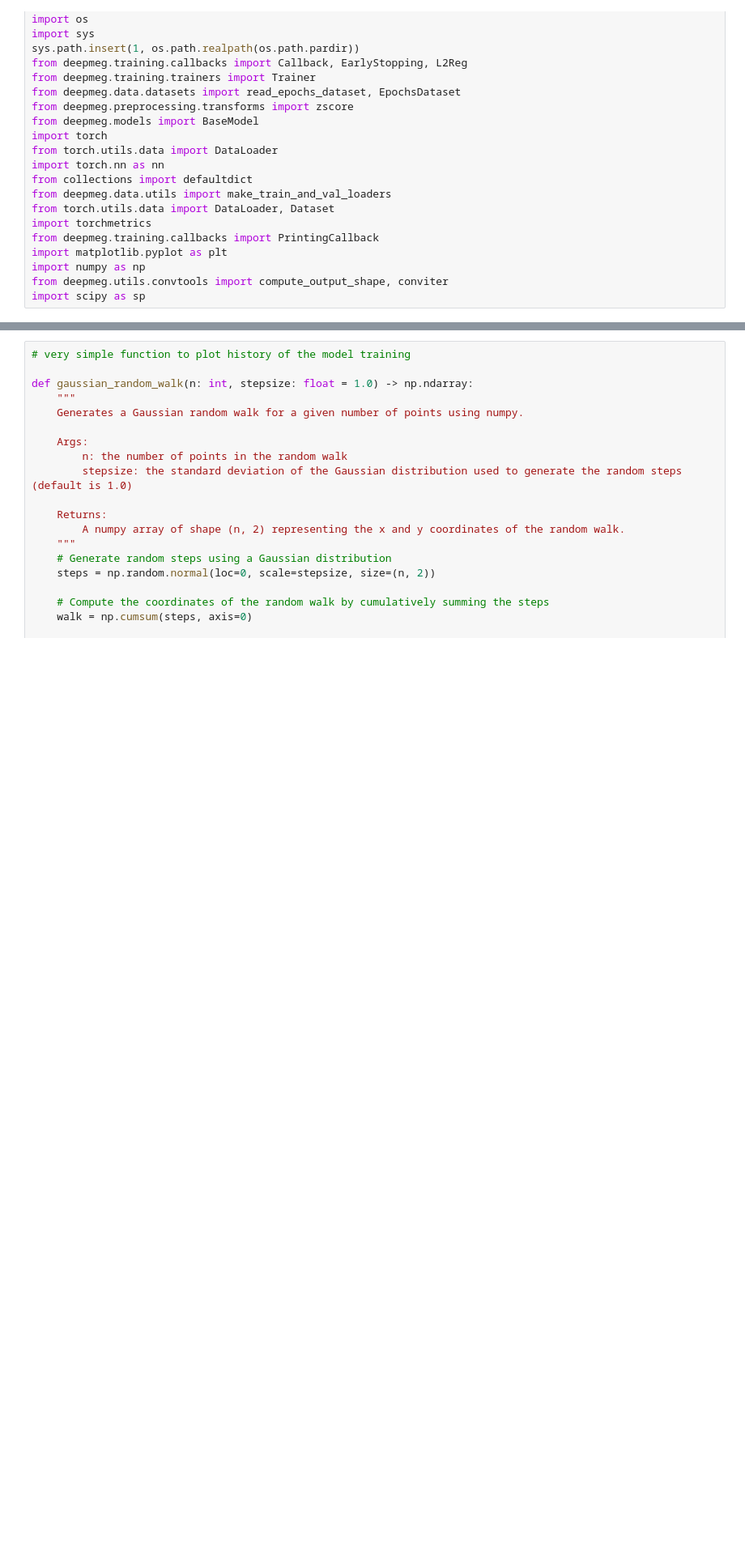
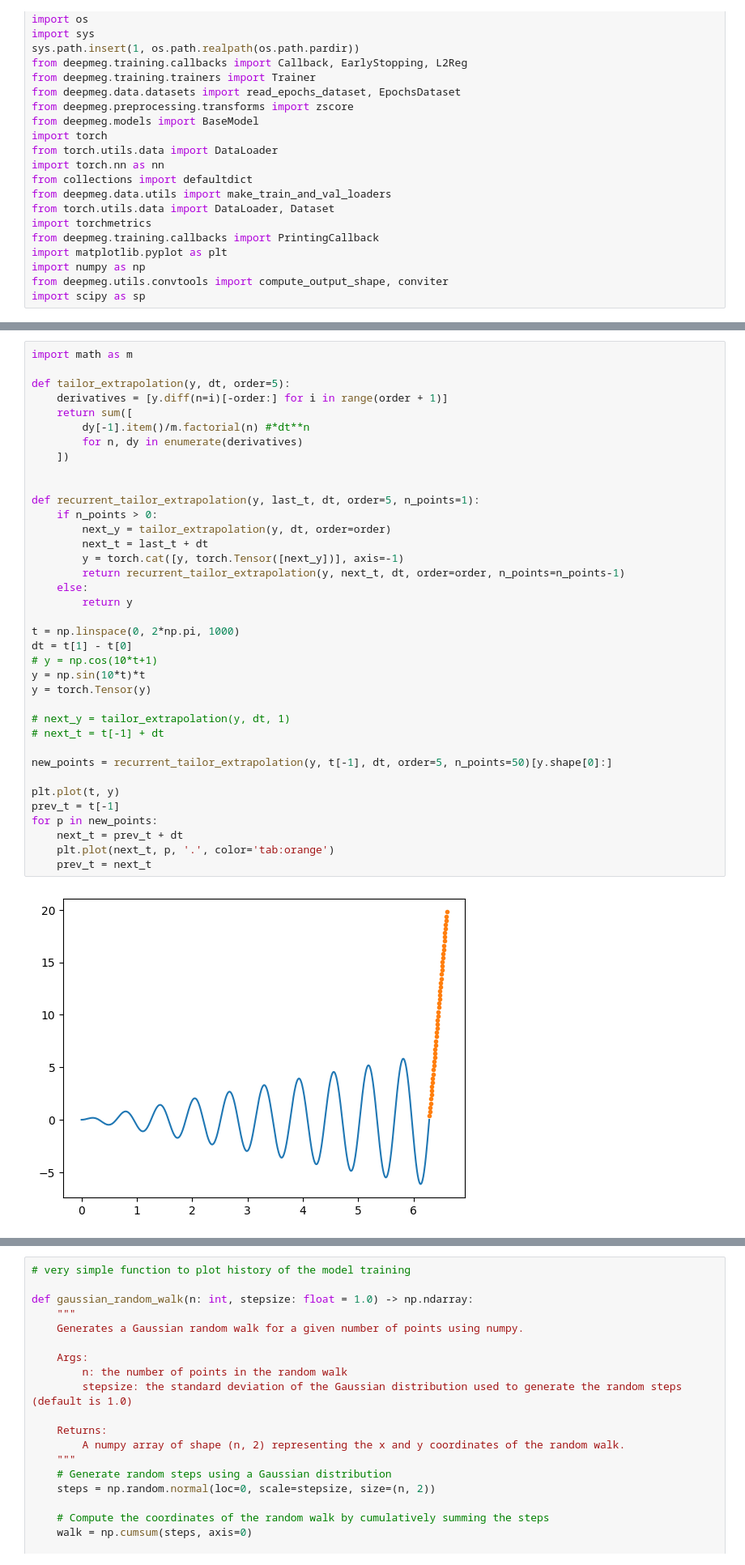
Before and after one commit to 1101AlexZab1011/deepmeg, a Jupyter notebook: dev/autoregressive.ipynb, the cells around one changed output, grey strips where cells are left out. Shown at 81% size. Drawn from its saved outputs; the diff is of its cells as text; blank space fills up the shorter version.

Commit message:
tailor chaos measure

```diff
--- a/dev/autoregressive.ipynb
+++ b/dev/autoregressive.ipynb
@@ -24,0 +66,39 @@ import scipy as sp
+# %%
+import math as m
+
+def tailor_extrapolation(y, dt, order=5):
+    derivatives = [y.diff(n=i)[-order:] for i in range(order + 1)]
+    return sum([
+        dy[-1].item()/m.factorial(n) #*dt**n
+        for n, dy in enumerate(derivatives)
+    ])
+
+
+def recurrent_tailor_extrapolation(y, last_t, dt, order=5, n_points=1):
+    if n_points > 0:
+        next_y = tailor_extrapolation(y, dt, order=order)
+        next_t = last_t + dt
+        y = torch.cat([y, torch.Tensor([next_y])], axis=-1)
+        return recurrent_tailor_extrapolation(y, next_t, dt, order=order, n_points=n_points-1)
+    else:
+        return y
+
+t = np.linspace(0, 2*np.pi, 1000)
+dt = t[1] - t[0]
+# y = np.cos(10*t+1)
+y = np.sin(10*t)*t
+y = torch.Tensor(y)
+
+# next_y = tailor_extrapolation(y, dt, 1)
+# next_t = t[-1] + dt
+
+new_points = recurrent_tailor_extrapolation(y, t[-1], dt, order=5, n_points=50)[y.shape[0]:]
+
+plt.plot(t, y)
+prev_t = t[-1]
+for p in new_points:
+    next_t = prev_t + dt
+    plt.plot(next_t, p, '.', color='tab:orange')
+    prev_t = next_t
+# %% [output]
+[figure, added]
```
Also changed, not shown: parts of 21 cells of this notebook, 3 other files.
